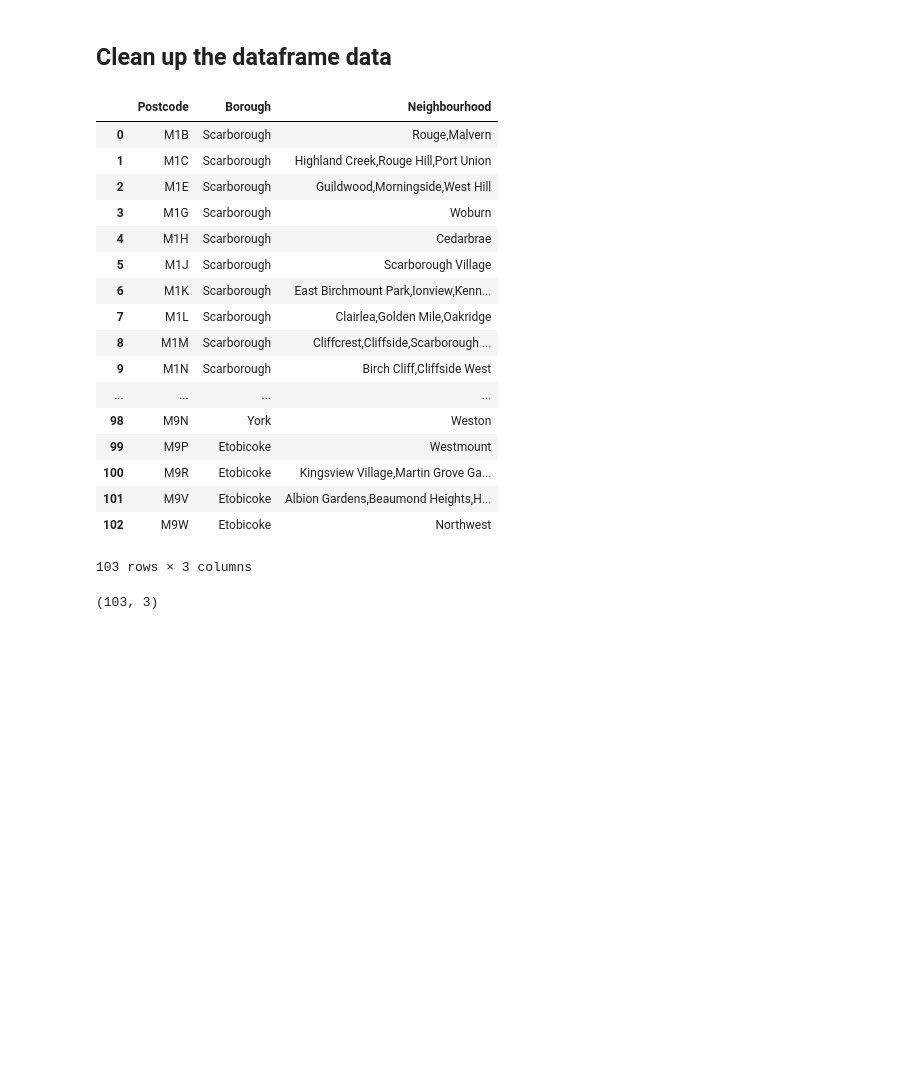
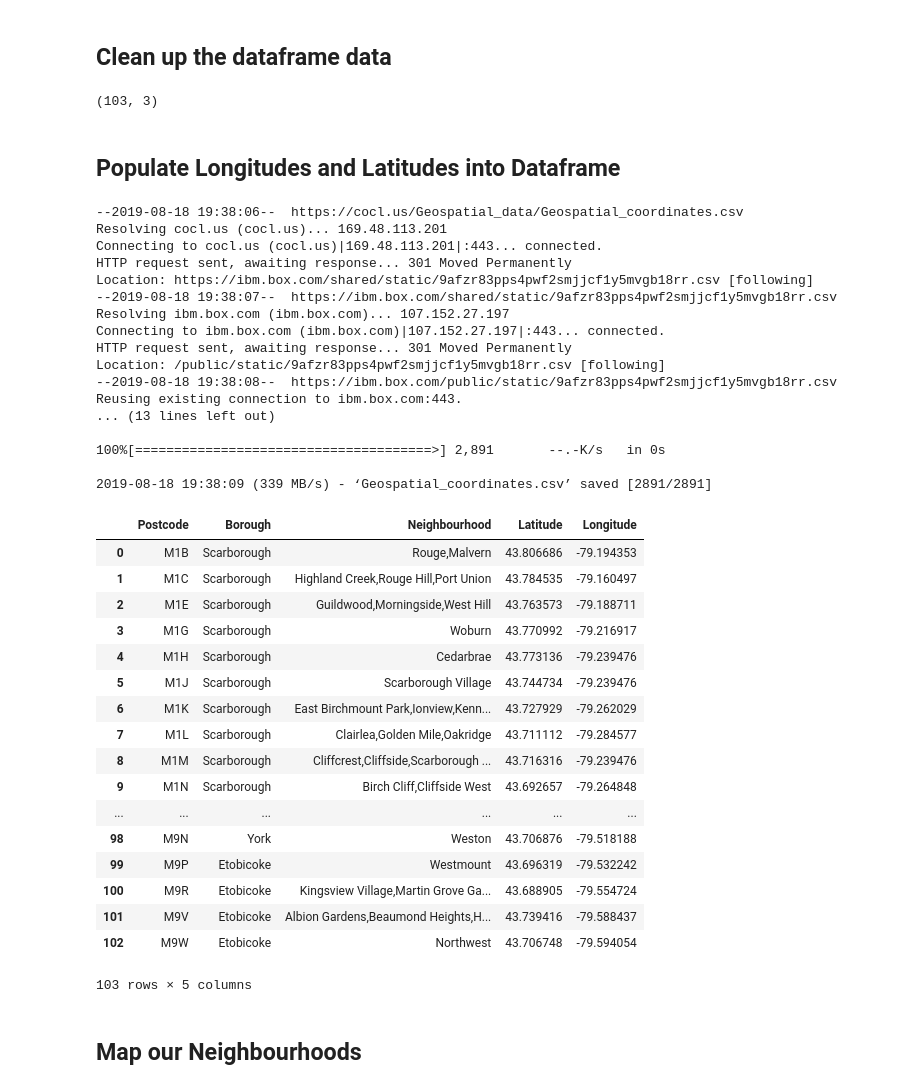
Before and after one commit to xanabobana/Coursera_Capstone, a Jupyter notebook: Toronto Neighborhood Clustering.ipynb, the cells around one changed output. Cells and saved outputs as stored; diff of their text form; code cells hidden in the pictures; blank space fills up the shorter version.

```diff
--- a/Toronto Neighborhood Clustering.ipynb
+++ b/Toronto Neighborhood Clustering.ipynb
@@ -56,27 +56,59 @@ df2 = df[df.Borough != "Not assigned"]
 #merge rows with the same post code
 df3=df2.groupby(['Postcode','Borough'])['Neighbourhood'].apply(','.join).reset_index()
 
-df3
+df3.shape
 # %% [output]
-|  | Postcode | Borough | Neighbourhood |
-| 0 | M1B | Scarborough | Rouge,Malvern |
-| 1 | M1C | Scarborough | Highland Creek,Rouge Hill,Port Union |
-| 2 | M1E | Scarborough | Guildwood,Morningside,West Hill |
-| 3 | M1G | Scarborough | Woburn |
-| 4 | M1H | Scarborough | Cedarbrae |
-| 5 | M1J | Scarborough | Scarborough Village |
-| 6 | M1K | Scarborough | East Birchmount Park,Ionview,Kenn... |
-| 7 | M1L | Scarborough | Clairlea,Golden Mile,Oakridge |
-| 8 | M1M | Scarborough | Cliffcrest,Cliffside,Scarborough ... |
-| 9 | M1N | Scarborough | Birch Cliff,Cliffside West |
-| ... | ... | ... | ... |
-| 98 | M9N | York | Weston |
-| 99 | M9P | Etobicoke | Westmount |
-| 100 | M9R | Etobicoke | Kingsview Village,Martin Grove Ga... |
-| 101 | M9V | Etobicoke | Albion Gardens,Beaumond Heights,H... |
-| 102 | M9W | Etobicoke | Northwest |
-103 rows × 3 columns
+(103, 3)
-# %%
-df3.shape
-# %% [output]
-(103, 3)
+# %% [markdown]
+## Populate Longitudes and Latitudes into Dataframe
+# %%
+#download geospatial coordinates
+!wget -O Geospatial_coordinates.csv https://cocl.us/Geospatial_data/Geospatial_coordinates.csv
+
+#read CSV into dataframe
+GCdf = pd.read_csv('Geospatial_coordinates.csv')
+
+#merge coordinate dataframe with neighborhood dataframe
+GCdf.rename(columns={'Postal Code': 'Postcode'}, inplace=True)
+result = pd.merge(df3,
+                 GCdf[['Postcode', 'Latitude', 'Longitude']],
+                 on='Postcode')
+result
+# %% [output]
+--2019-08-18 19:38:06--  https://cocl.us/Geospatial_data/Geospatial_coordinates.csv
+Resolving cocl.us (cocl.us)... 169.48.113.201
+Connecting to cocl.us (cocl.us)|169.48.113.201|:443... connected.
+HTTP request sent, awaiting response... 301 Moved Permanently
+Location: https://ibm.box.com/shared/static/9afzr83pps4pwf2smjjcf1y5mvgb18rr.csv [following]
+--2019-08-18 19:38:07--  https://ibm.box.com/shared/static/9afzr83pps4pwf2smjjcf1y5mvgb18rr.csv
+Resolving ibm.box.com (ibm.box.com)... 107.152.27.197
+Connecting to ibm.box.com (ibm.box.com)|107.152.27.197|:443... connected.
+HTTP request sent, awaiting response... 301 Moved Permanently
+Location: /public/static/9afzr83pps4pwf2smjjcf1y5mvgb18rr.csv [following]
+--2019-08-18 19:38:08--  https://ibm.box.com/public/static/9afzr83pps4pwf2smjjcf1y5mvgb18rr.csv
+Reusing existing connection to ibm.box.com:443.
+... (13 lines left out)
+
+100%[======================================>] 2,891       --.-K/s   in 0s
+
+2019-08-18 19:38:09 (339 MB/s) - ‘Geospatial_coordinates.csv’ saved [2891/2891]
+|  | Postcode | Borough | Neighbourhood | Latitude | Longitude |
+| 0 | M1B | Scarborough | Rouge,Malvern | 43.806686 | -79.194353 |
+| 1 | M1C | Scarborough | Highland Creek,Rouge Hill,Port Union | 43.784535 | -79.160497 |
+| 2 | M1E | Scarborough | Guildwood,Morningside,West Hill | 43.763573 | -79.188711 |
+| 3 | M1G | Scarborough | Woburn | 43.770992 | -79.216917 |
+| 4 | M1H | Scarborough | Cedarbrae | 43.773136 | -79.239476 |
+| 5 | M1J | Scarborough | Scarborough Village | 43.744734 | -79.239476 |
+| 6 | M1K | Scarborough | East Birchmount Park,Ionview,Kenn... | 43.727929 | -79.262029 |
+| 7 | M1L | Scarborough | Clairlea,Golden Mile,Oakridge | 43.711112 | -79.284577 |
+| 8 | M1M | Scarborough | Cliffcrest,Cliffside,Scarborough ... | 43.716316 | -79.239476 |
+| 9 | M1N | Scarborough | Birch Cliff,Cliffside West | 43.692657 | -79.264848 |
+| ... | ... | ... | ... | ... | ... |
+| 98 | M9N | York | Weston | 43.706876 | -79.518188 |
+| 99 | M9P | Etobicoke | Westmount | 43.696319 | -79.532242 |
+| 100 | M9R | Etobicoke | Kingsview Village,Martin Grove Ga... | 43.688905 | -79.554724 |
+| 101 | M9V | Etobicoke | Albion Gardens,Beaumond Heights,H... | 43.739416 | -79.588437 |
+| 102 | M9W | Etobicoke | Northwest | 43.706748 | -79.594054 |
+103 rows × 5 columns
+# %% [markdown]
+## Map our Neighbourhoods
```
Also changed, not shown: parts of 15 cells of this notebook.
